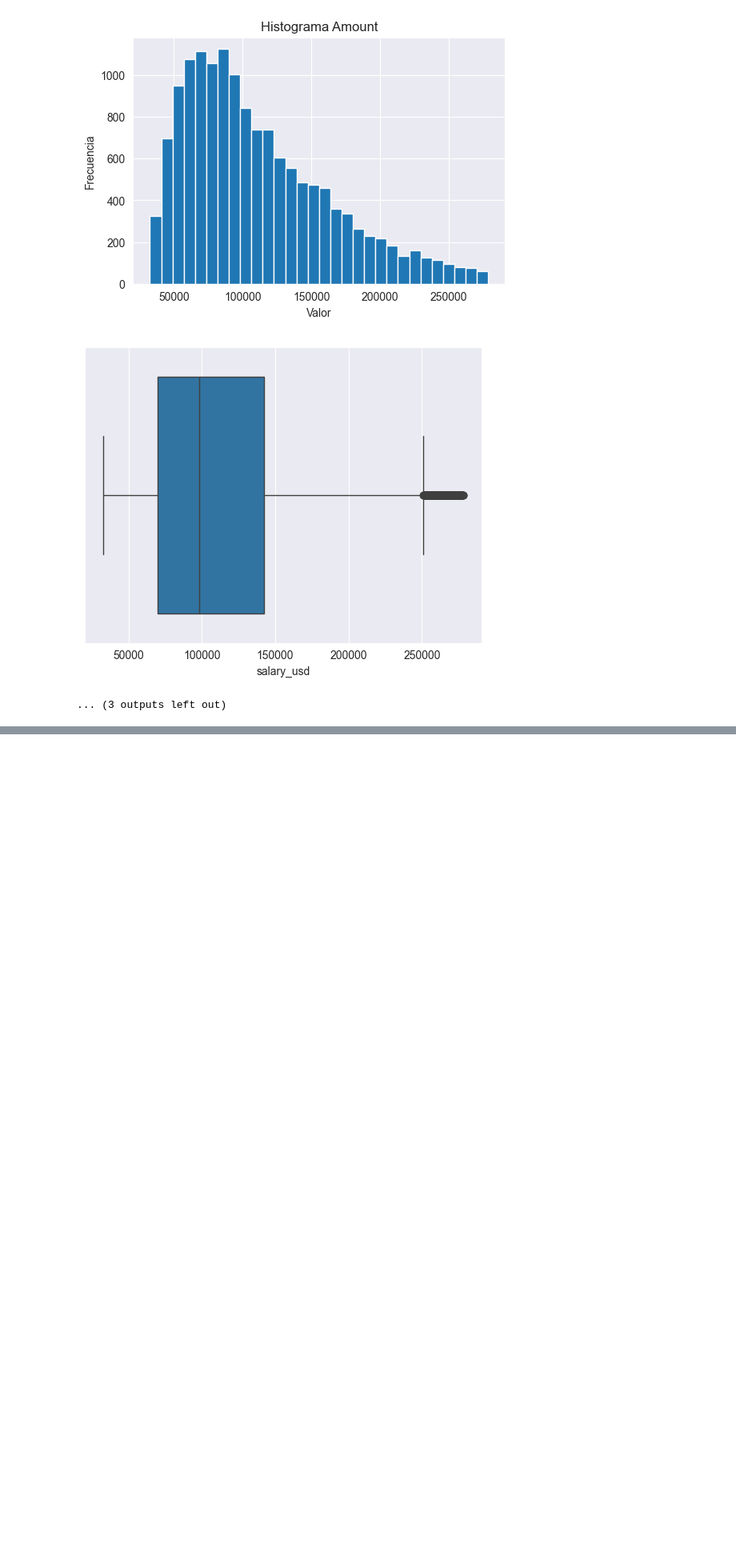
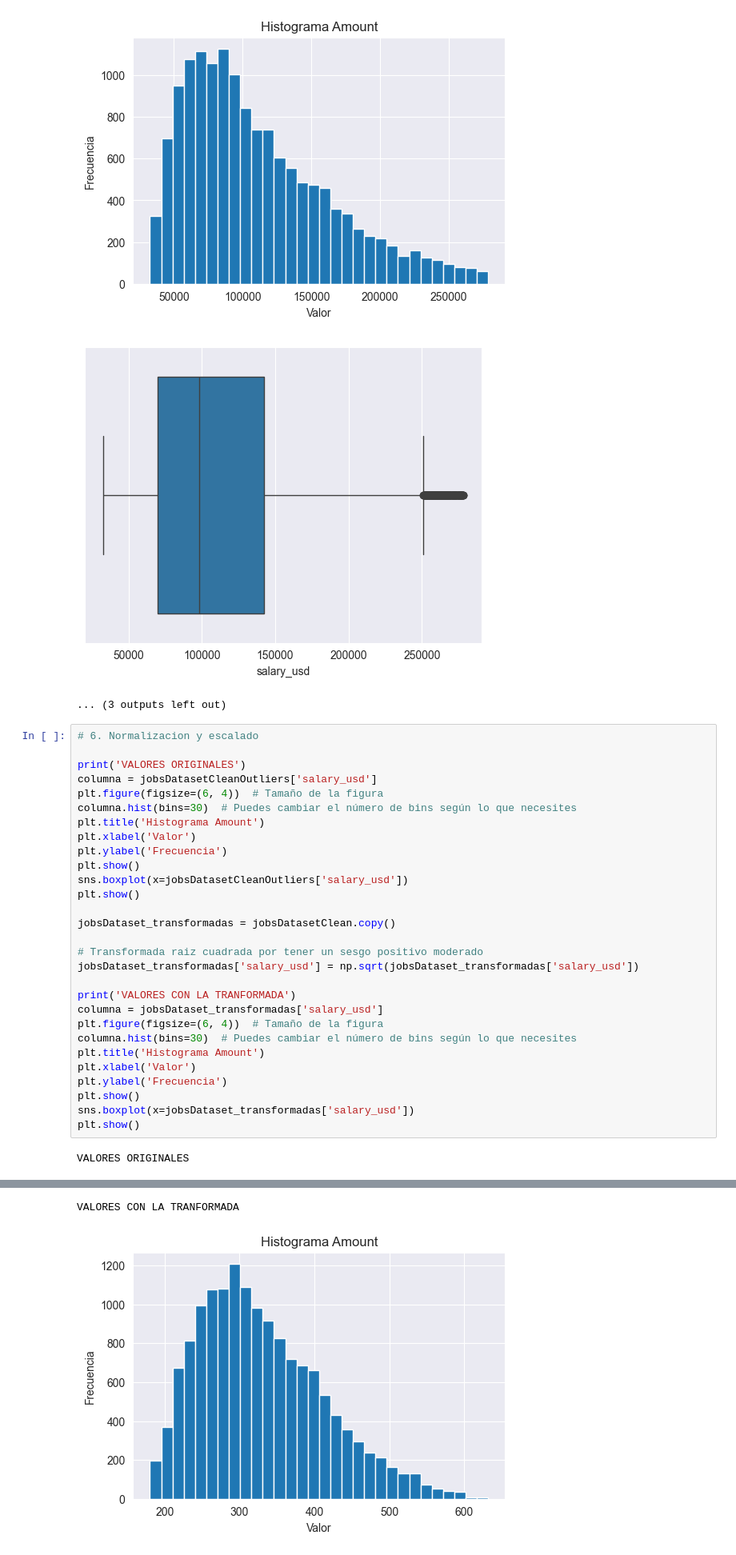
Before and after one commit to Wilmar21/Global_IA_Job_Market_Analysis, a Jupyter notebook: JobsIA.ipynb, the cells around one changed output, grey strips where cells are left out. Shown at 80% size. Cells and saved outputs as stored; diff of their text form; blank space fills up the shorter version.

Commit message:
Aplicacion de transformadas

```diff
--- a/JobsIA.ipynb
+++ b/JobsIA.ipynb
@@ -504,3 +504,34 @@ Numero de outliers Z-Score Modificado: 335
 [figure]
 [figure]
 ... (3 outputs left out)
+# %%
+# 6. Normalizacion y escalado
+
+print('VALORES ORIGINALES')
+columna = jobsDatasetCleanOutliers['salary_usd']
+plt.figure(figsize=(6, 4))  # Tamaño de la figura
+columna.hist(bins=30)  # Puedes cambiar el número de bins según lo que necesites
+plt.title('Histograma Amount')
+plt.xlabel('Valor')
+plt.ylabel('Frecuencia')
+plt.show()
+sns.boxplot(x=jobsDatasetCleanOutliers['salary_usd'])
+plt.show()
+
+jobsDataset_transformadas = jobsDatasetClean.copy()
+
+# Transformada raiz cuadrada por tener un sesgo positivo moderado
+jobsDataset_transformadas['salary_usd'] = np.sqrt(jobsDataset_transformadas['salary_usd'])
+
+print('VALORES CON LA TRANFORMADA')
+columna = jobsDataset_transformadas['salary_usd']
+plt.figure(figsize=(6, 4))  # Tamaño de la figura
+columna.hist(bins=30)  # Puedes cambiar el número de bins según lo que necesites
+plt.title('Histograma Amount')
+plt.xlabel('Valor')
+plt.ylabel('Frecuencia')
+plt.show()
+sns.boxplot(x=jobsDataset_transformadas['salary_usd'])
+plt.show()
+# %% [output]
+VALORES ORIGINALES
@@ -506,0 +540,2 @@ Numero de outliers Z-Score Modificado: 335
+VALORES CON LA TRANFORMADA
+[figure, added]
```
Also changed, not shown: parts of 1 cell of this notebook.
